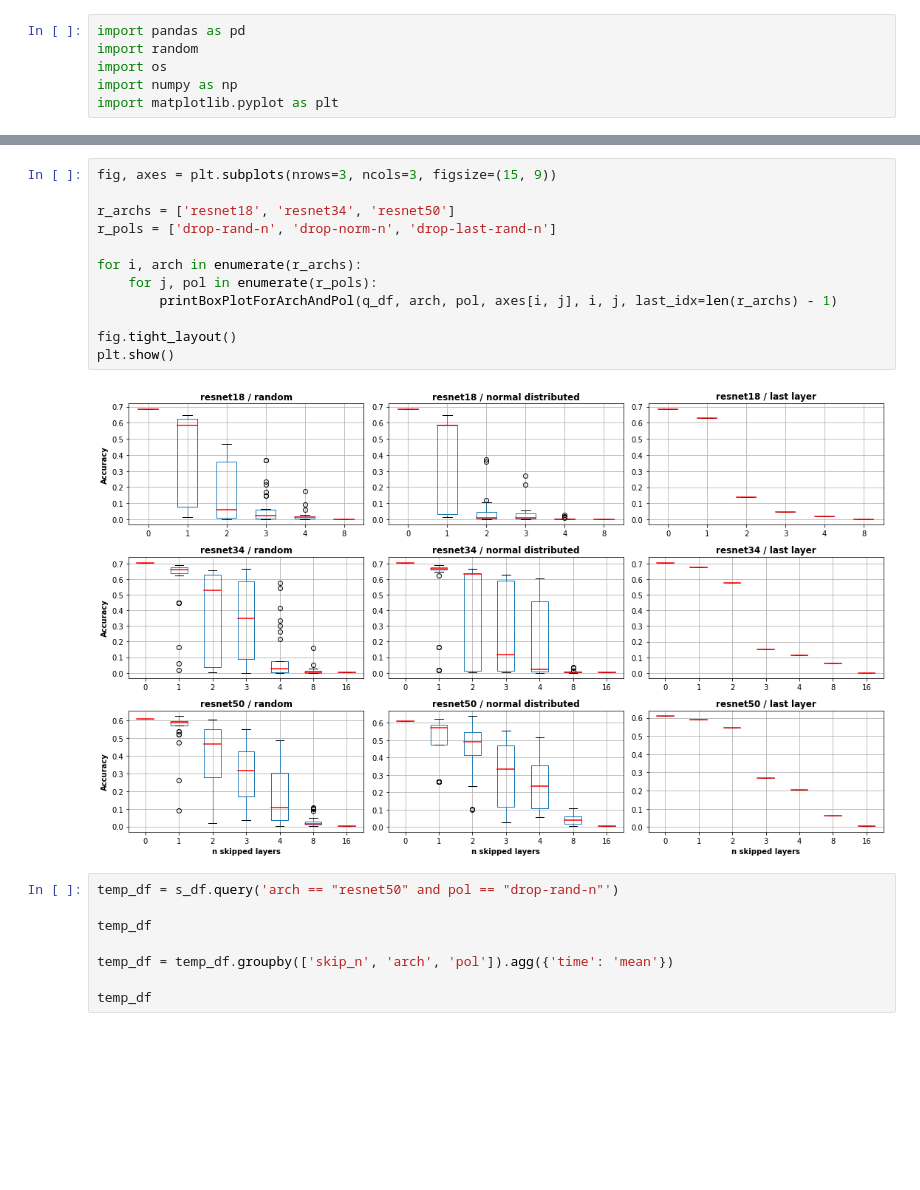
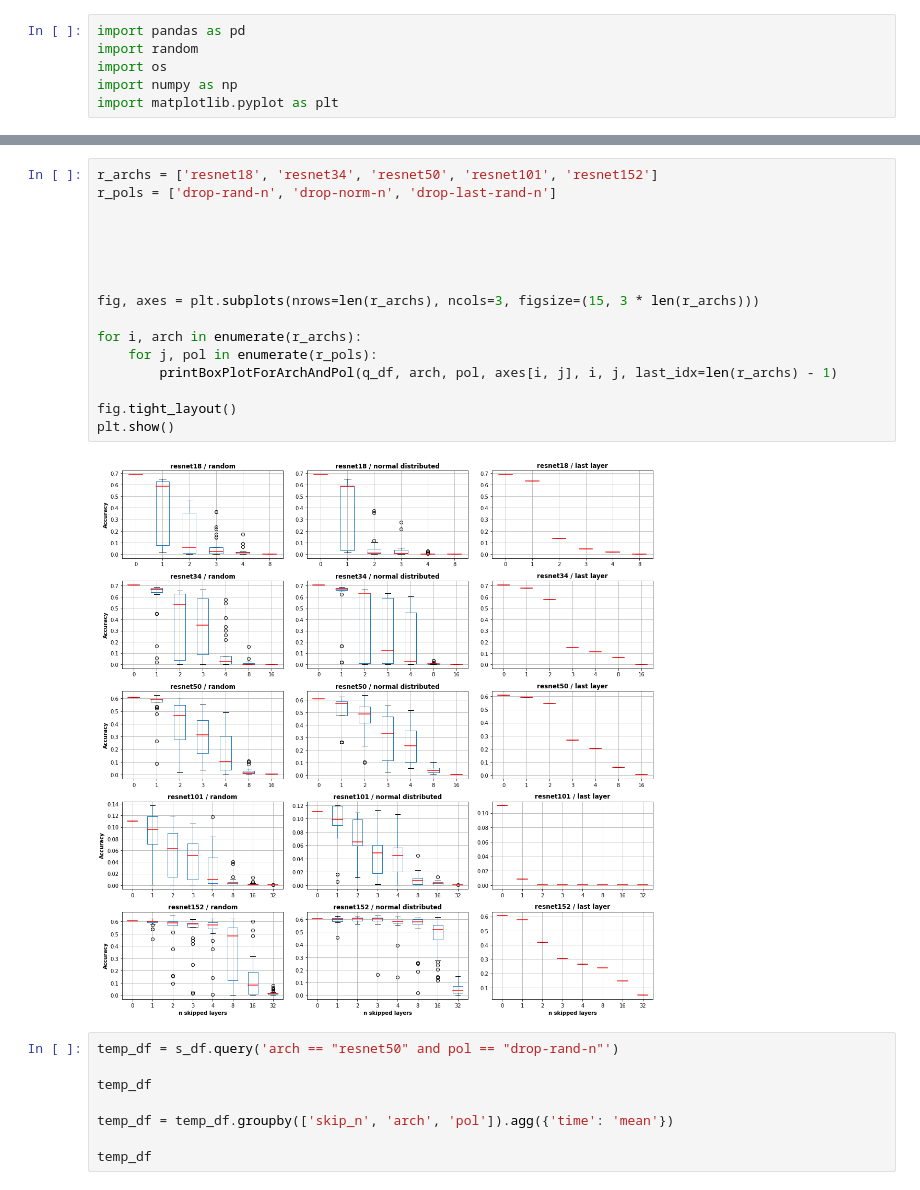
Before and after one commit to a-luengen/anytimeDnn, a Jupyter notebook: reports/benchmark_data_test.ipynb, the cells around one changed output, grey strips where cells are left out. Saved outputs shown, nothing was run; the diff lists cells and outputs as text; blank space fills up the shorter version.

```diff
--- a/reports/benchmark_data_test.ipynb
+++ b/reports/benchmark_data_test.ipynb
@@ -152,17 +156,21 @@ Name: arch, Length: 3215, dtype: object
 # %%
-fig, axes = plt.subplots(nrows=3, ncols=3, figsize=(15, 9))
+r_archs = ['resnet18', 'resnet34', 'resnet50', 'resnet101', 'resnet152']
+r_pols = ['drop-rand-n', 'drop-norm-n', 'drop-last-rand-n']
 
-r_archs = ['resnet18', 'resnet34', 'resnet50']
-r_pols = ['drop-rand-n', 'drop-norm-n', 'drop-last-rand-n']
+
+
+
+
+fig, axes = plt.subplots(nrows=len(r_archs), ncols=3, figsize=(15, 3 * len(r_archs)))
 
 for i, arch in enumerate(r_archs):
     for j, pol in enumerate(r_pols):
         printBoxPlotForArchAndPol(q_df, arch, pol, axes[i, j], i, j, last_idx=len(r_archs) - 1)
 
 fig.tight_layout()
 plt.show()
 # %% [output]
-[figure, old version]
+[figure, new version]
 # %%
 temp_df = s_df.query('arch == "resnet50" and pol == "drop-rand-n"')
 
```
Also changed, not shown: parts of 5 cells of this notebook.
